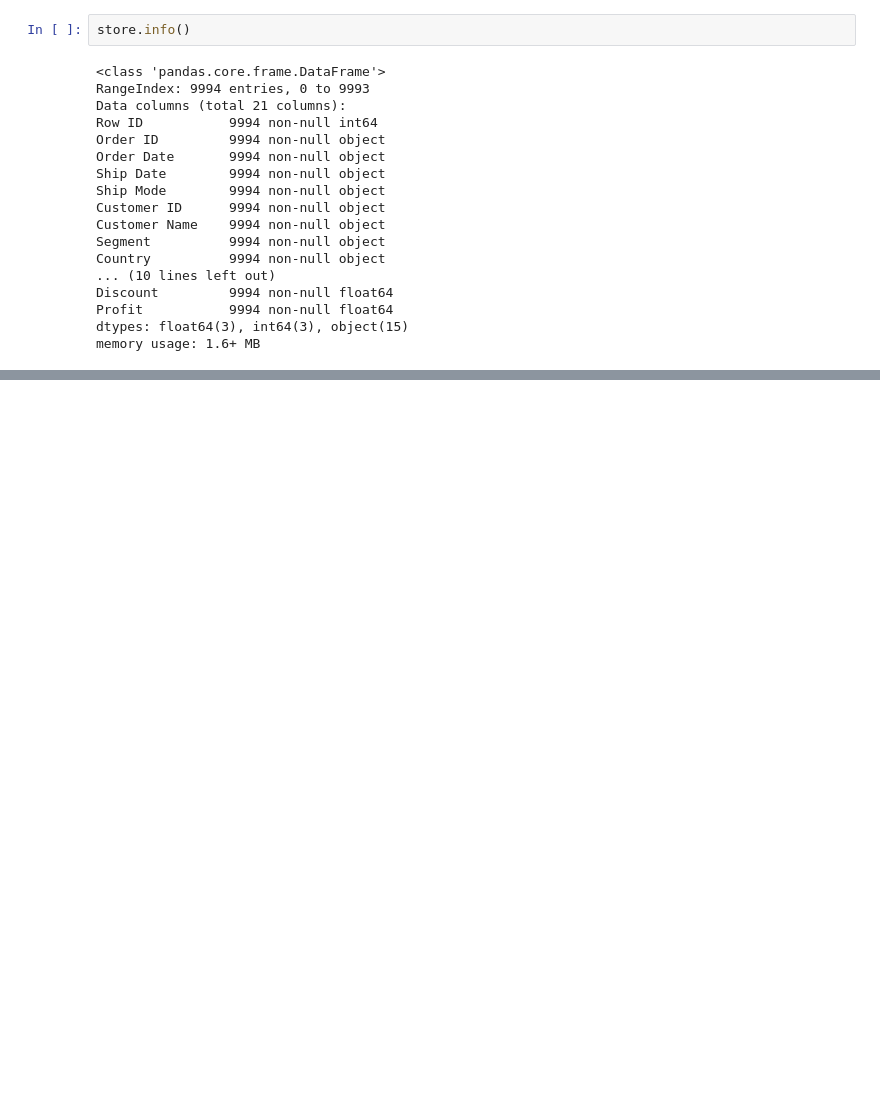
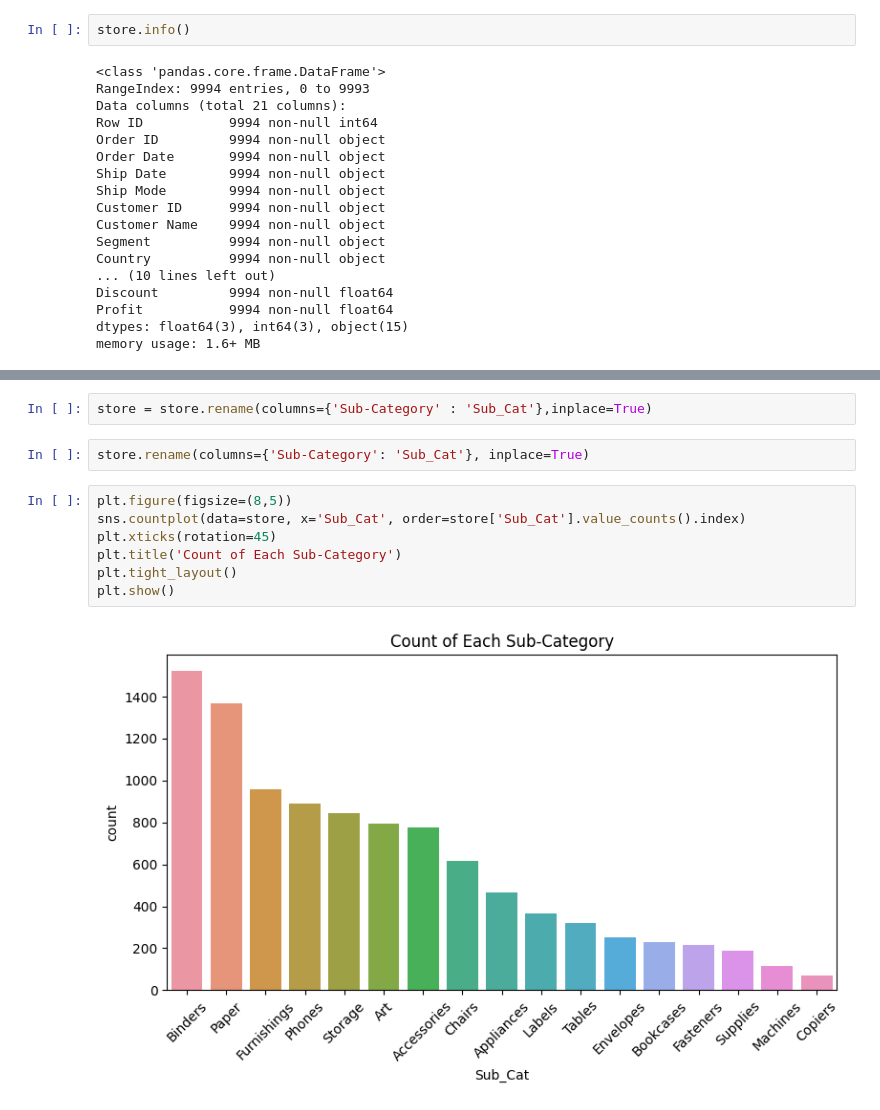
Before and after one commit to krishna0712/Data-Analysis, a Jupyter notebook: store-data-analysis/notebooks/store.ipynb, the cells around one changed output, grey strips where cells are left out. Cells and saved outputs as stored; diff of their text form; blank space fills up the shorter version.

```diff
--- a/store-data-analysis/notebooks/store.ipynb
+++ b/store-data-analysis/notebooks/store.ipynb
@@ -27,0 +117,13 @@ memory usage: 1.6+ MB
+# %%
+store = store.rename(columns={'Sub-Category' : 'Sub_Cat'},inplace=True)
+# %%
+store.rename(columns={'Sub-Category': 'Sub_Cat'}, inplace=True)
+# %%
+plt.figure(figsize=(8,5))
+sns.countplot(data=store, x='Sub_Cat', order=store['Sub_Cat'].value_counts().index)
+plt.xticks(rotation=45)
+plt.title('Count of Each Sub-Category')
+plt.tight_layout()
+plt.show()
+# %% [output]
+[figure, added]
```
Also changed, not shown: parts of 10 cells of this notebook.
